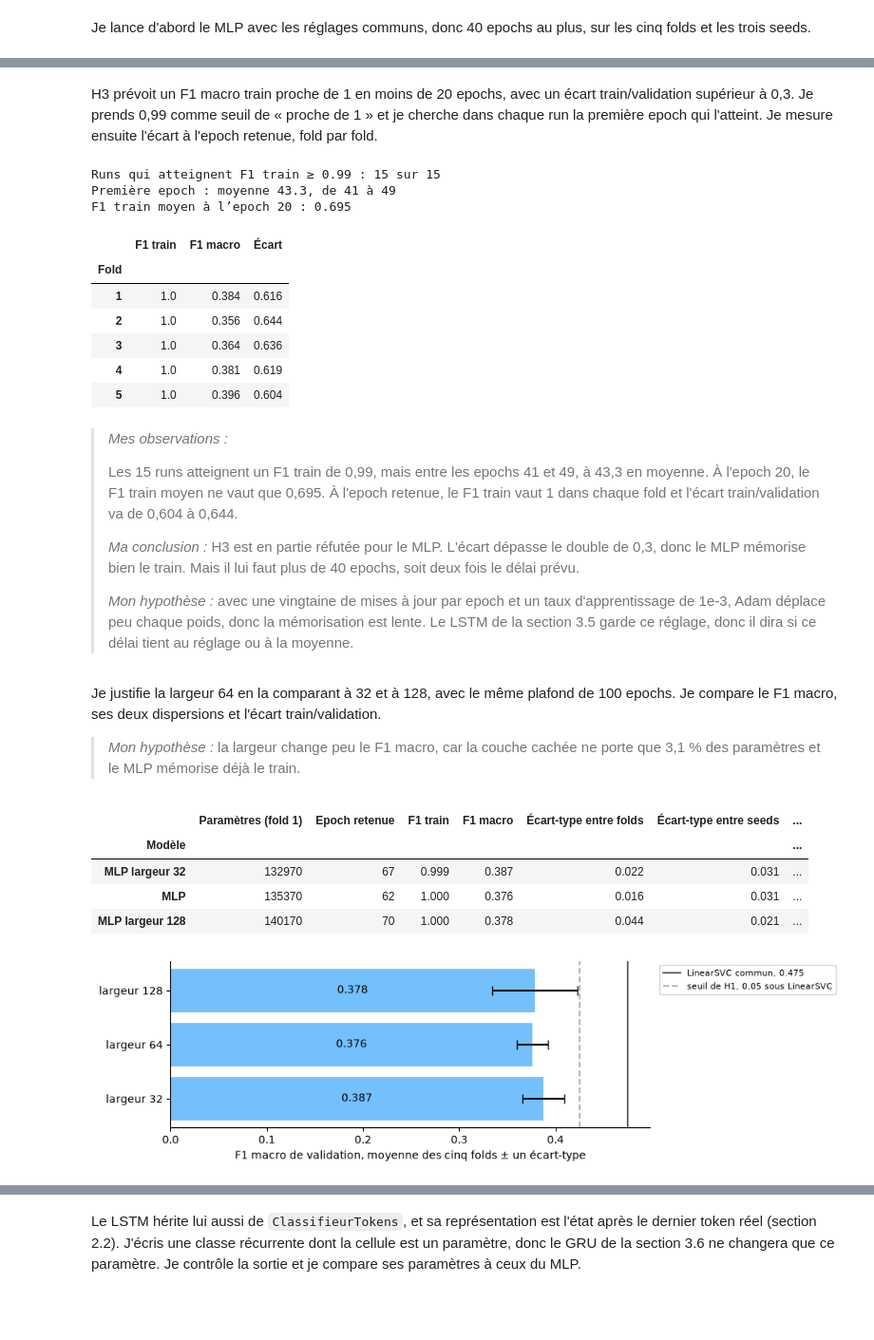
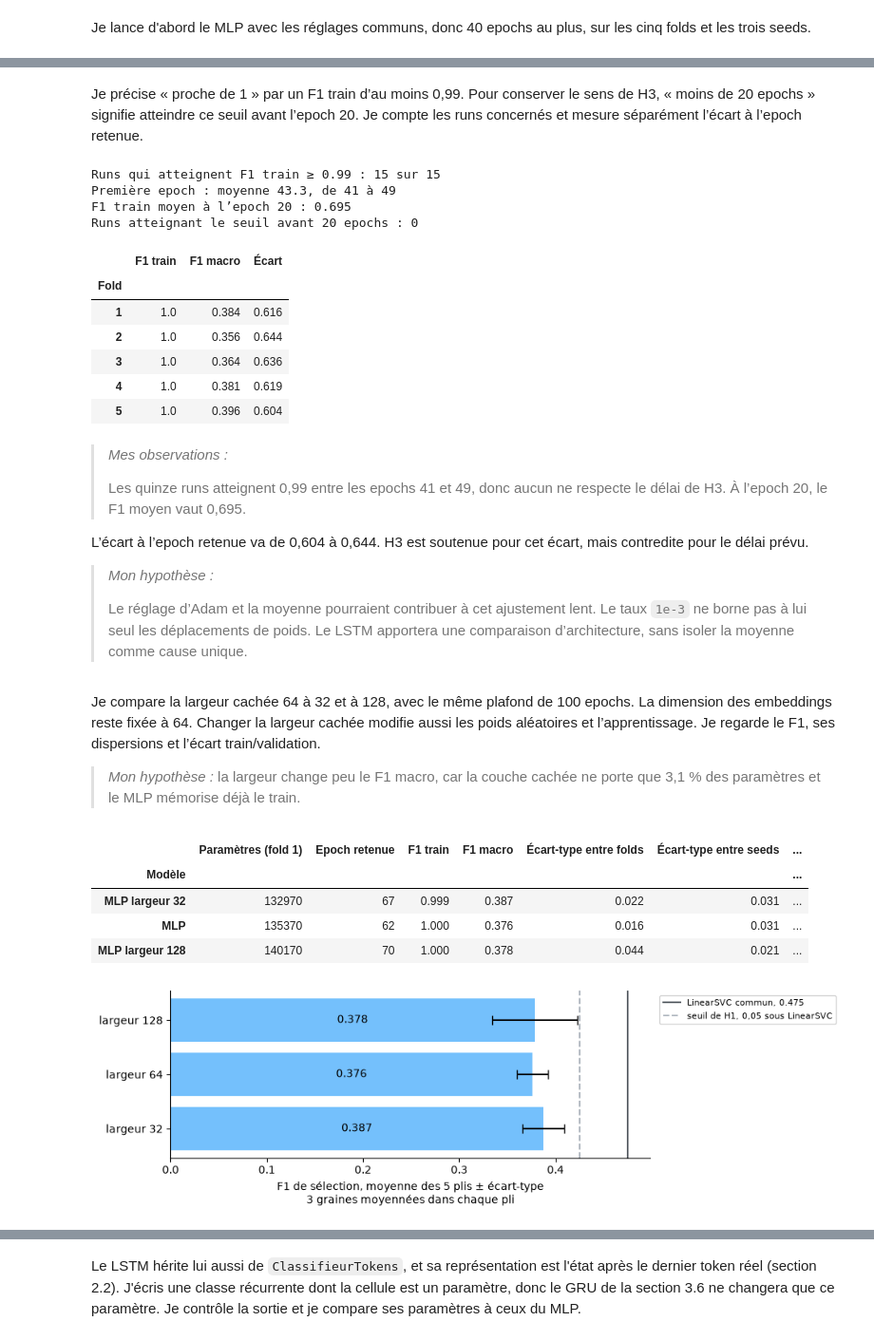
Before and after one commit to mcrayssac/ING3_IAA_GB_NLP, a Jupyter notebook: TP2_NLP_deep_learning.ipynb, the cells around one changed output, grey strips where cells are left out. Shown at 95% size. Saved outputs shown, nothing was run; the diff lists cells and outputs as text; code cells hidden in the pictures; blank space fills up the shorter version.

```diff
--- a/TP2_NLP_deep_learning.ipynb
+++ b/TP2_NLP_deep_learning.ipynb
@@ -261,0 +266,28 @@ display(pd.DataFrame(
+# %%
+# Je vérifie les séries et les plis face aux empreintes de la référence TP1 exécutée.
+import hashlib
+import json
+
+EMPREINTES_TP1 = {
+    'X_train': 'fa6781386828f5732ccc98fabebe8dd85a87428ac76648f8c227ed72e61d793a',
+    'X_test': '4abf425c4a9084bcf927e9679fdd313d1a9590607a9bd1354d288a4ab4b80799',
+    'y_train': 'ac3369279023ea48589d6b3251e8c29c29fd9223d74d94694fe71390a9f6d541',
+    'y_test': 'decc7f964fff98c8d45e96bc024f6b039f7b73bc985ea20ee285ba9778f975db',
+    'plis': 'ca8eb4d04e89b6f70d486cab3441924e0650b20a6a6f2d18caaaa0cadb69edf9',
+}
+
+
+def empreinte(valeur: list) -> str:
+    """Empreinte des valeurs ordonnées, sérialisées sans modifier les données."""
+    return hashlib.sha256(json.dumps(valeur, ensure_ascii=False).encode()).hexdigest()
+
+
+for nom, serie in (('X_train', X_train), ('X_test', X_test),
+                   ('y_train', y_train), ('y_test', y_test)):
+    accord = empreinte([list(map(int, serie.index)), serie.tolist()]) == EMPREINTES_TP1[nom]
+    print(f'{nom} : indices, ordre et valeurs identiques au TP1 = {accord}')
+    assert accord
+positions_plis = [[X_train.index.get_indexer(f[nom]).tolist()
+                   for nom in ('train', 'validation')] for f in folds]
+assert empreinte(positions_plis) == EMPREINTES_TP1['plis']
+print('Cinq plis identiques à ceux du TP1.')
@@ -984,7 +1059,7 @@ from sklearn.metrics import accuracy_score, f1_score
 
 
 class ClassifieurTokens(nn.Module):
-    """Embeddings partagés, une représentation définie par la sous-classe, dix scores en sortie."""
+    """Même type de couche d’embeddings, représentation propre à chaque sous-classe, dix scores."""
 
     def __init__(self, taille_vocabulaire: int, reglages: dict, dim_representation: int):
         super().__init__()
@@ -1532,5 +1719,5 @@ Folds gagnés par le modèle : 0 sur 5, écart moyen -0.099
 # %% [markdown]
-H3 prévoit un F1 macro train proche de 1 en moins de 20 epochs, avec un écart train/validation supérieur à 0,3. Je prends 0,99 comme seuil de « proche de 1 » et je cherche dans chaque run la première epoch qui l'atteint. Je mesure ensuite l'écart à l'epoch retenue, fold par fold.
+Je précise « proche de 1 » par un F1 train d’au moins 0,99. Pour conserver le sens de H3, « moins de 20 epochs » signifie atteindre ce seuil avant l’epoch 20. Je compte les runs concernés et mesure séparément l’écart à l’epoch retenue.
 # %%
 # Mémorisation (H3) : première epoch à F1 train ≥ 0,99 dans chaque run, puis écart par fold.
 SEUIL_MEMORISATION = 0.99
@@ -1557,11 +1744,13 @@ print(f'Runs qui atteignent F1 train ≥ {SEUIL_MEMORISATION} : {premieres.notna
 print(f'Première epoch : moyenne {premieres.mean():.1f}, de {premieres.min():.0f} '
       f'à {premieres.max():.0f}')
 print(f'F1 train moyen à l’epoch {EPOCH_H3} : {f1_train_h3:.3f}')
+print(f'Runs atteignant le seuil avant 20 epochs : {(premieres < EPOCH_H3).sum()}')
 display(par_fold_mlp[['F1 train', 'F1 macro', 'Écart']].round(3))
 # %% [output]
 Runs qui atteignent F1 train ≥ 0.99 : 15 sur 15
 Première epoch : moyenne 43.3, de 41 à 49
 F1 train moyen à l’epoch 20 : 0.695
+Runs atteignant le seuil avant 20 epochs : 0
 |  | F1 train | F1 macro | Écart |
 | Fold |  |  |  |
 | 1 | 1.0 | 0.384 | 0.616 |
@@ -1572,45 +1761,48 @@ F1 train moyen à l’epoch 20 : 0.695
 # %% [markdown]
 > *Mes observations :*
 >
-> Les 15 runs atteignent un F1 train de 0,99, mais entre les epochs 41 et 49, à 43,3 en moyenne. À l'epoch 20, le F1 train moyen ne vaut que 0,695. À l'epoch retenue, le F1 train vaut 1 dans chaque fold et l'écart train/validation va de 0,604 à 0,644.
+> Les quinze runs atteignent 0,99 entre les epochs 41 et 49, donc aucun ne respecte le délai de H3. À l’epoch 20, le F1 moyen vaut 0,695.
+
+L’écart à l’epoch retenue va de 0,604 à 0,644. H3 est soutenue pour cet écart, mais contredite pour le délai prévu.
+
+> *Mon hypothèse :*
 >
-> *Ma conclusion :* H3 est en partie réfutée pour le MLP. L'écart dépasse le double de 0,3, donc le MLP mémorise bien le train. Mais il lui faut plus de 40 epochs, soit deux fois le délai prévu.
->
-> *Mon hypothèse :* avec une vingtaine de mises à jour par epoch et un taux d'apprentissage de 1e-3, Adam déplace peu chaque poids, donc la mémorisation est lente. Le LSTM de la section 3.5 garde ce réglage, donc il dira si ce délai tient au réglage ou à la moyenne.
+> Le réglage d’Adam et la moyenne pourraient contribuer à cet ajustement lent. Le taux `1e-3` ne borne pas à lui seul les déplacements de poids. Le LSTM apportera une comparaison d’architecture, sans isoler la moyenne comme cause unique.
 # %% [markdown]
-Je justifie la largeur 64 en la comparant à 32 et à 128, avec le même plafond de 100 epochs. Je compare le F1 macro, ses deux dispersions et l'écart train/validation.
+Je compare la largeur cachée 64 à 32 et à 128, avec le même plafond de 100 epochs. La dimension des embeddings reste fixée à 64. Changer la largeur cachée modifie aussi les poids aléatoires et l’apprentissage. Je regarde le F1, ses dispersions et l’écart train/validation.
 
 > *Mon hypothèse :* la largeur change peu le F1 macro, car la couche cachée ne porte que 3,1 % des paramètres et le MLP mémorise déjà le train.
 # %%
 # Largeur de la couche cachée : 32 et 128 face à 64, avec le même plafond de 100 epochs.
 LARGEURS = {'MLP largeur 32': 32, 'MLP': 64, 'MLP largeur 128': 128}
 for nom, largeur in LARGEURS.items():
     if nom not in resultats:  # La largeur 64 est le MLP déjà entraîné
         evaluer_reseau(nom, MoyenneMLP, dict(REGLAGES_MLP, largeur_cachee=largeur))
 table_largeur = pd.DataFrame([ligne_modele(nom) for nom in LARGEURS]).set_index('Modèle')
 display(table_largeur.round(3))
 
 # F1 macro par largeur, écart-type entre folds, et la référence ML avec le seuil de H1
 f1_svc = score_par_fold('LinearSVC commun').mean()
 fig, ax = plt.subplots(figsize=(8, 2.8))
 barres = ax.barh([f'largeur {largeur}' for largeur in LARGEURS.values()],
                  table_largeur['F1 macro'],
                  xerr=table_largeur['Écart-type entre folds'], color='#74c0fc', capsize=4)
 ax.bar_label(barres, labels=[f'{f1:.3f}' for f1 in table_largeur['F1 macro']],
              label_type='center')
 ax.axvline(f1_svc, color='#495057', label=f'LinearSVC commun, {f1_svc:.3f}')
 ax.axvline(f1_svc - 0.05, linestyle='--', color='#adb5bd', label='seuil de H1, 0,05 sous LinearSVC')
-ax.set_xlabel('F1 macro de validation, moyenne des cinq folds ± un écart-type')
+ax.set_xlabel('F1 de sélection, moyenne des 5 plis ± écart-type\n'
+              '3 graines moyennées dans chaque pli')
 ax.legend(fontsize=8, loc='upper left', bbox_to_anchor=(1.01, 1))
 ax.spines[['top', 'right']].set_visible(False)
 plt.show()
 # %% [output]
 |  | Paramètres (fold 1) | Epoch retenue | F1 train | F1 macro | Écart-type entre folds | Écart-type entre seeds | ... |
 | Modèle |  |  |  |  |  |  | ... |
 | MLP largeur 32 | 132970 | 67 | 0.999 | 0.387 | 0.022 | 0.031 | ... |
 | MLP | 135370 | 62 | 1.000 | 0.376 | 0.016 | 0.031 | ... |
 | MLP largeur 128 | 140170 | 70 | 1.000 | 0.378 | 0.044 | 0.021 | ... |
-[figure, old version]
+[figure, new version]
 # %% [markdown]
 > *Mes observations :*
 >
```
Also changed, not shown: parts of 184 cells of this notebook, 4 other files.
